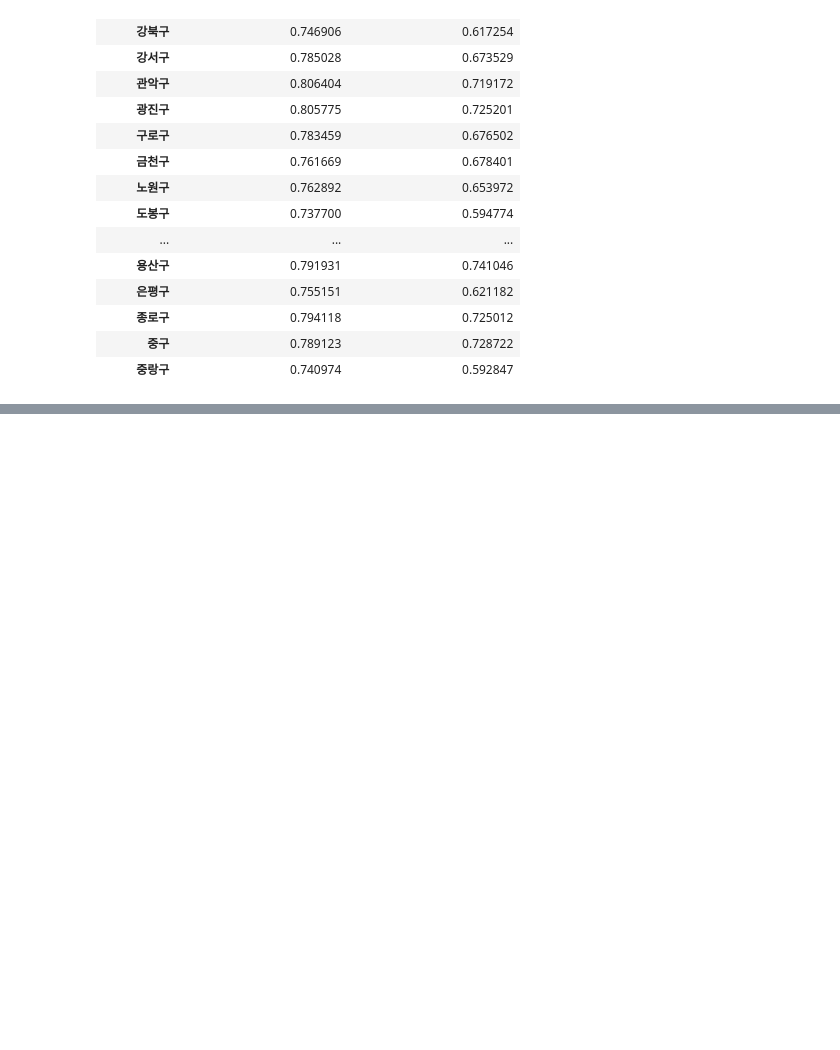
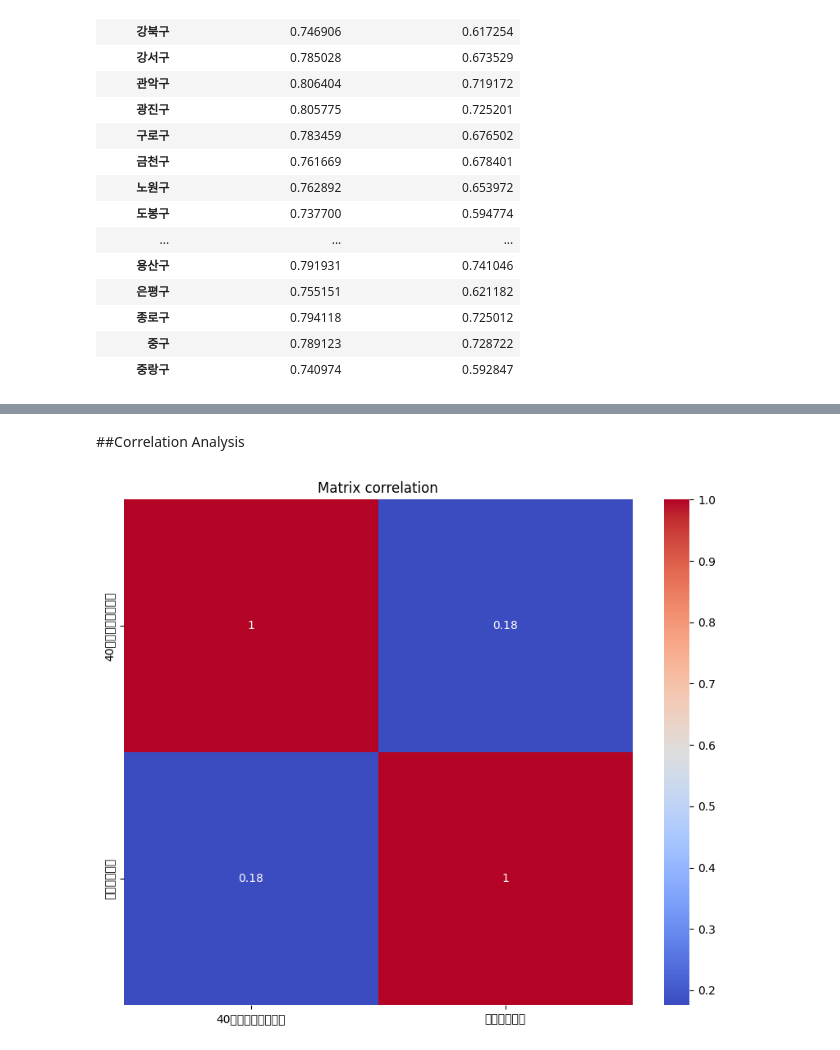
Before and after one commit to kathy5311/Gentrification_Prediction, a Jupyter notebook: 2019_2023_자치구별_추정매출_revise_final.ipynb, the cells around one changed output, grey strips where cells are left out. Saved outputs shown, nothing was run; the diff lists cells and outputs as text; code cells hidden in the pictures; blank space fills up the shorter version.

```diff
--- a/2019_2023_자치구별_추정매출_revise_final.ipynb
+++ b/2019_2023_자치구별_추정매출_revise_final.ipynb
@@ -361,0 +780,13 @@ counting_df.sort_values('상승률', ascending=False)
+# %%
+data = {'자치구코드명': ['강남구', '강동구', '강북구', '강서구', '관악구', '광진구', '구로구', '금천구', '노원구', '도봉구',
+                      '동대문구', '동작구', '마포구', '서대문구', '서초구', '성동구', '성북구', '송파구', '양천구', '영등포구',
+                      '용산구', '은평구', '종로구', '중구', '중랑구'],
+        '40대이하매출상승률': [-0.074483, -0.131585, -0.173586, -0.142033, -0.108173, -0.099996, -0.136519,
+                       -0.109323, -0.142773, -0.193746, -0.157565, -0.137400, -0.091067, -0.131722,
+                       -0.102891, -0.110923, -0.156897, -0.103898, -0.136378, -0.084783, -0.064254,
+                       -0.177407, -0.087022, -0.076541, -0.199909],
+        '임대료상승률': [0.077810, 0.001926, 0.051444, -0.096706, 0.113917, 0.032462, 0.078998, None,
+                   0.344797, None, -0.155888, -0.013207, 0.077476, 0.008368, 0.247625, -0.025583,
+                   -0.066339, -0.070405, 0.076919, 0.066067, -0.095665, -0.039617, 0.164510, 0.113733, None]}
+result_df = pd.DataFrame(data)
+result_df
@@ -361,0 +811,5 @@ counting_df.sort_values('상승률', ascending=False)
+# %%
+#결측값 평균값으로 대치
+result_df_1=result_df.fillna(result_df['임대료상승률'].mean())
+print(result_df['임대료상승률'].mean())
+result_df_1
@@ -361,0 +835,12 @@ counting_df.sort_values('상승률', ascending=False)
+# %% [markdown]
+##Correlation Analysis
+# %%
+#젠트리피케이션 발생 지역 라벨링 필수
+# Matrice correlation
+correlation_matrix = result_df_1.corr()
+plt.figure(figsize=(10, 8))
+sns.heatmap(correlation_matrix, annot=True, cmap="coolwarm")
+plt.title("Matrix correlation")
+plt.show()
+# %% [output]
+[figure, added]
```
Also changed, not shown: parts of 26 cells of this notebook.
